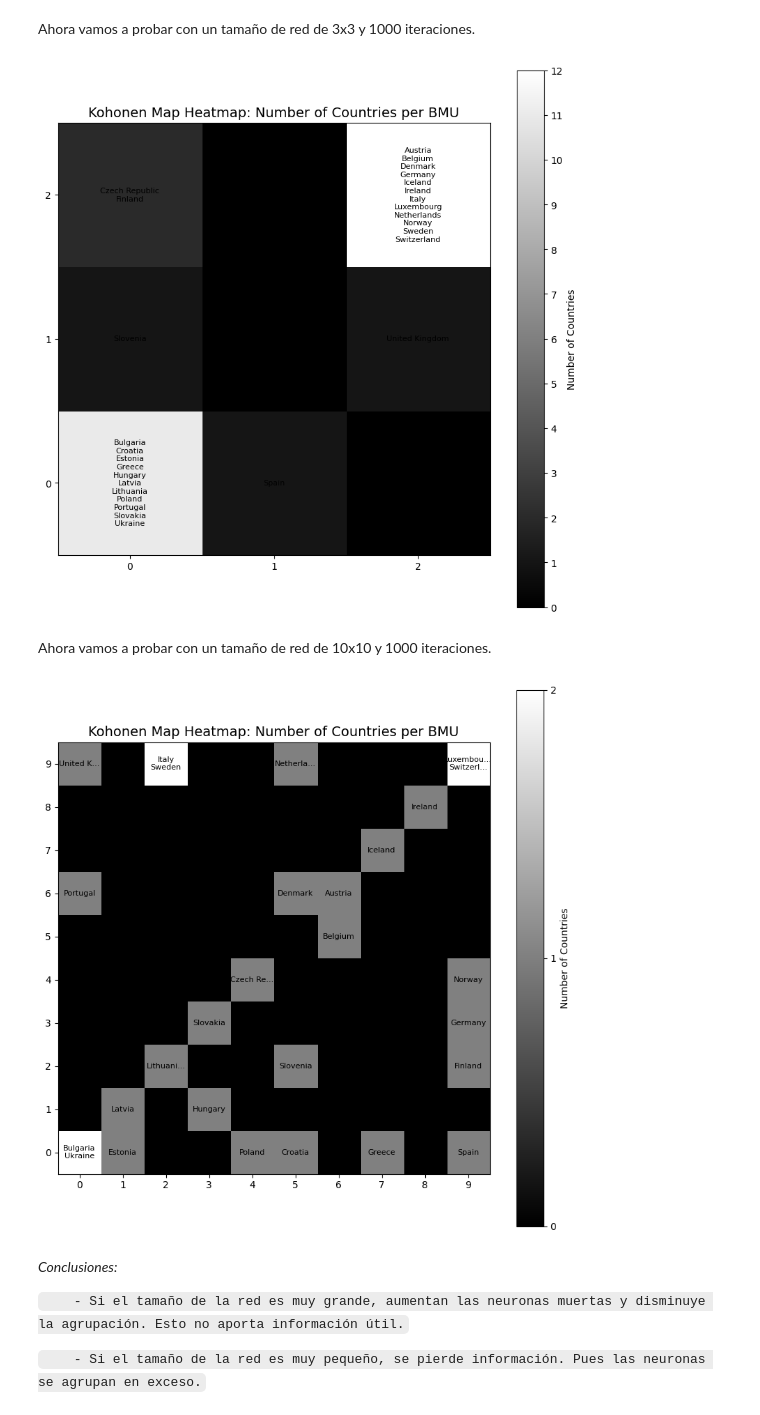
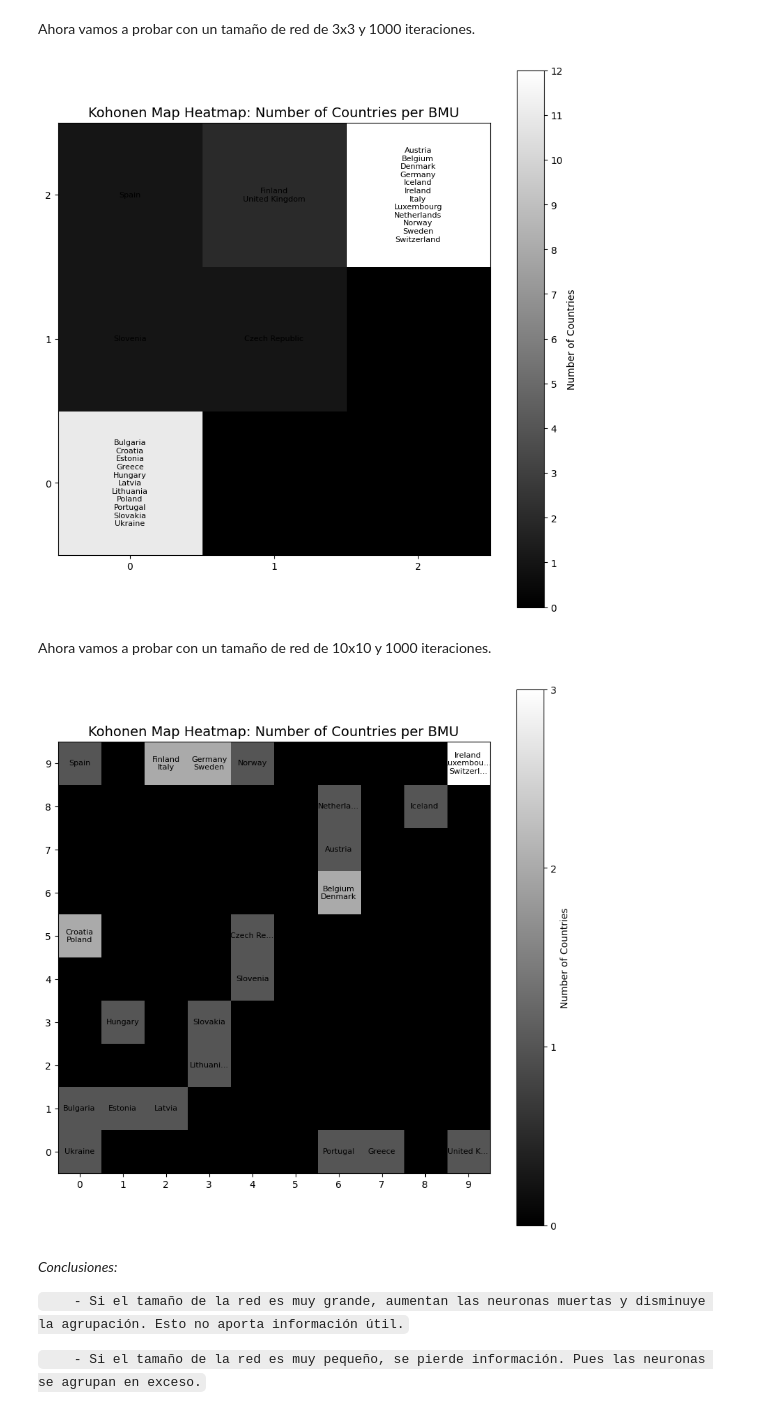
Before and after one commit to cijjas/sia, a Jupyter notebook: tp4/src/ej1_kohonen_grid_size_analysis.ipynb, the cells around one changed output. Cells and saved outputs as stored; diff of their text form; code cells hidden in the pictures.

Commit message:
fix: fix broken similarity functions, add epochs and comment

```diff
--- a/tp4/src/ej1_kohonen_grid_size_analysis.ipynb
+++ b/tp4/src/ej1_kohonen_grid_size_analysis.ipynb
@@ -26,19 +26,15 @@ current_iterations = 1000
 # %% [markdown]
 Pasamos a inicializar y entrenar la red de Kohonen con un `grid_size` de 5x5 y 1000 iteraciones.
 # %%
-
-from utils.eta_function import str_to_eta_function
-from utils.radius_function import str_to_radius_function
-from utils.similarity_function import str_to_similarity_function
 
 som = Kohonen(
     data=data,
     grid_size=current_grid_size,
     learning_rate=config['kohonen']['learning_rate'],
-    eta_function=str_to_eta_function(config['kohonen']['eta_function']),
+    eta_function=config['kohonen']['eta_function'],
     radius=config['kohonen']['initial_radius'],
-    radius_function=str_to_radius_function(config['kohonen']['radius_function']),
-    similarity_function=str_to_similarity_function(config['kohonen']['similarity_function']),
+    radius_function=config['kohonen']['radius_function'],
+    similarity_function=config['kohonen']['similarity_function'],
     seed=config['kohonen']['seed'],
     weights=weights
 )
@@ -143,9 +140,6 @@ plot_bmu_mapping(bmu_mapping, current_grid_size, char_limit=15)
 # %% [markdown]
 Ahora vamos a probar con un tamaño de red de 3x3 y 1000 iteraciones.
 # %%
-from utils.eta_function import str_to_eta_function
-from utils.radius_function import str_to_radius_function
-from utils.similarity_function import str_to_similarity_function
 
 current_grid_size = 3
 
@@ -153,10 +147,10 @@ som = Kohonen(
     data=data,
     grid_size=current_grid_size,
     learning_rate=config['kohonen']['learning_rate'],
-    eta_function=str_to_eta_function(config['kohonen']['eta_function']),
+    eta_function=config['kohonen']['eta_function'],
     radius=config['kohonen']['initial_radius'],
-    radius_function=str_to_radius_function(config['kohonen']['radius_function']),
-    similarity_function=str_to_similarity_function(config['kohonen']['similarity_function']),
+    radius_function=config['kohonen']['radius_function'],
+    similarity_function=config['kohonen']['similarity_function'],
     seed=config['kohonen']['seed'],
     weights=weights
 )
@@ -167,35 +161,32 @@ bmu_mapping = map_countries_to_bmus(data, som, current_grid_size)
 
 plot_bmu_mapping(bmu_mapping, current_grid_size, char_limit=20)
 # %% [output]
-[figure, old version]
+[figure, new version]
 # %% [markdown]
 Ahora vamos a probar con un tamaño de red de 10x10 y 1000 iteraciones.
 # %%
-from utils.eta_function import str_to_eta_function
-from utils.radius_function import str_to_radius_function
-from utils.similarity_function import str_to_similarity_function
 
 current_grid_size = 10
 
 som = Kohonen(
     data=data,
     grid_size=current_grid_size,
     learning_rate=config['kohonen']['learning_rate'],
-    eta_function=str_to_eta_function(config['kohonen']['eta_function']),
+    eta_function=config['kohonen']['eta_function'],
     radius=config['kohonen']['initial_radius'],
-    radius_function=str_to_radius_function(config['kohonen']['radius_function']),
-    similarity_function=str_to_similarity_function(config['kohonen']['similarity_function']),
+    radius_function=config['kohonen']['radius_function'],
+    similarity_function=config['kohonen']['similarity_function'],
     seed=config['kohonen']['seed'],
     weights=weights
 )
 
 som.train(current_iterations)
 
 bmu_mapping = map_countries_to_bmus(data, som, current_grid_size)
 
 plot_bmu_mapping(bmu_mapping, current_grid_size, char_limit=8)
 # %% [output]
-[figure, old version]
+[figure, new version]
 # %% [markdown]
 *Conclusiones:*
 
```
Also changed, not shown: parts of 2 cells of this notebook, 10 other files.
